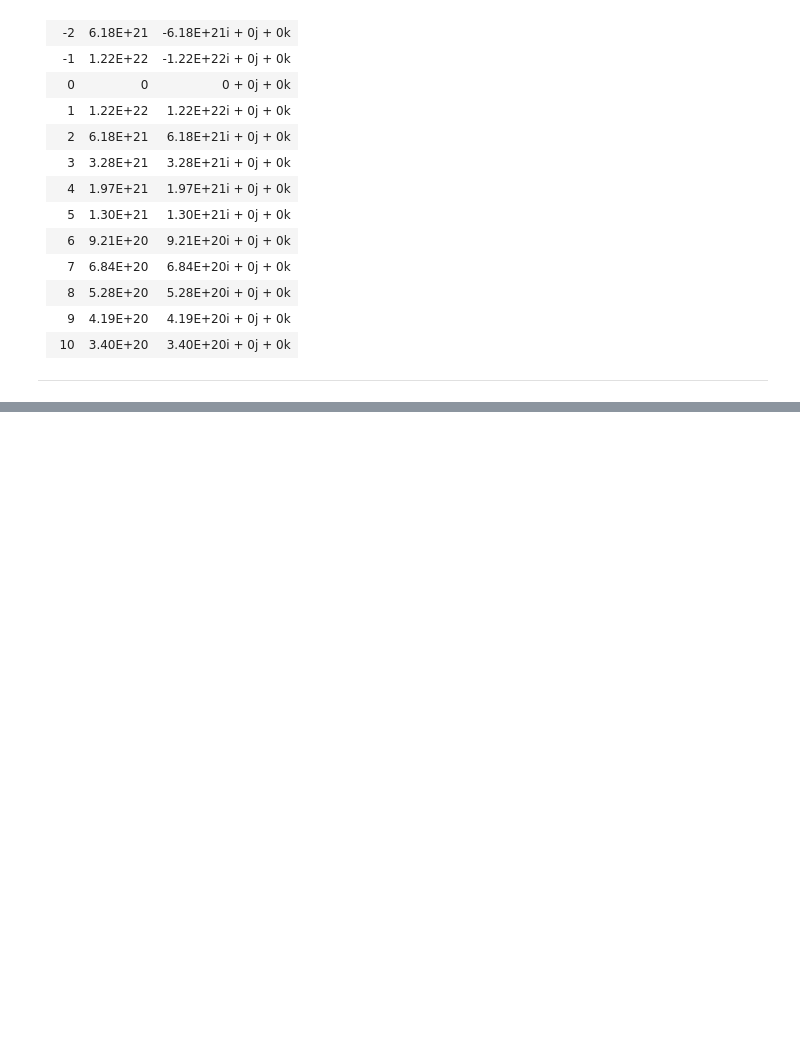
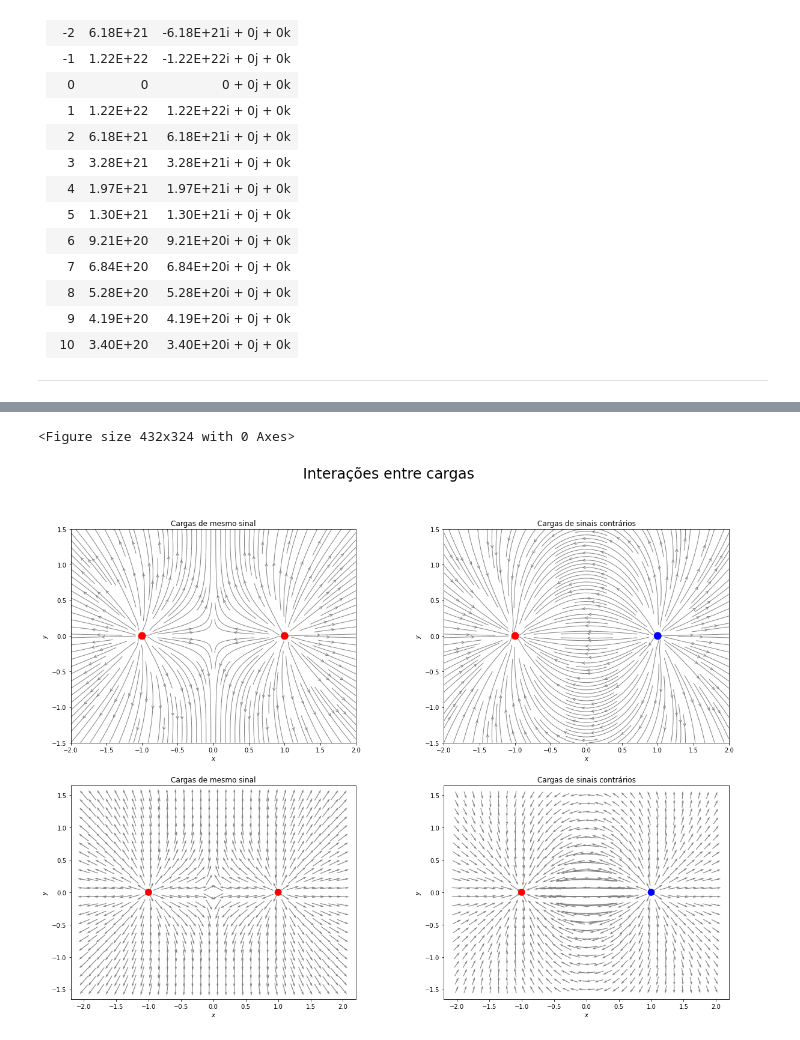
Before and after one commit to samicoluiz/physics_project, a Jupyter notebook: campo_eletrico.ipynb, the cells around one changed output, grey strips where cells are left out. Drawn from its saved outputs; the diff is of its cells as text; code cells hidden in the pictures; blank space fills up the shorter version.

```diff
--- a/campo_eletrico.ipynb
+++ b/campo_eletrico.ipynb
@@ -64,6 +66,17 @@ def Ev(q, rq, r):
     E = np.sqrt(ex**2 + ey**2 + ez**2)
     return ex, ey, ez, E
 
+# Função criada pra gerar os parâmetros de plotagem sem precisar criar um grid tridimensional (com eixo z)
+def Ev2D(q, rq, r):
+    k = 9e9
+    x, y = r
+    xq, yq = rq
+    R = ((x-xq)**2 + (y-yq)**2)**0.5
+    ex = (k*(q/(R**2)))*(x-xq)/(R)
+    ey = (k*(q/(R**2)))*(y-yq)/(R)
+    E = np.sqrt(ex**2 + ey**2)
+    return ex, ey, E
+
 r1 = (-0.2, -0.2, -0.2)
 rq1 = (0, 0, 0)
 q1 = 1e-6
@@ -454,0 +468,63 @@ O modulo da força resultante sobre a carga Q pode ser calculado por meio das Eq
+# %%
+plt.figure(figsize=(6, 4.5))
+
+# Criando um grid de pontos onde serão calculados os vetores "Nrq"
+x6 = np.linspace(-2, 2, 32)
+y6 = np.linspace(-1.5, 1.5, 24)
+x6, y6 = np.meshgrid(x6, y6)
+
+# Calculando os vetores campo elétrico
+q6 = 2e-9
+rq61 = (-1, 0)
+rq62 = (1, 0)
+r6 = (x6, y6)
+
+Ex61, Ey61, E61 = Ev2D(q6, rq61, r6)
+Ex62, Ey62, E62 = Ev2D(q6, rq62, r6)
+Ex612, Ey612, E61 = Ev2D(-q6, rq61, r6)
+
+Ex = Ex61+Ex62
+Ey = Ey61+Ey62
+Ex2 = Ex612 + Ex62
+Ey2 = Ey612 + Ey62
+EE = np.sqrt(Ex**2+Ey**2)
+
+
+# Plotando
+fig, axs = plt.subplots(2, 2, figsize=(20.4, 14.4))
+fig.suptitle('Interações entre cargas', fontsize=24)
+axs[0,0].streamplot(x6, y6, Ex, Ey, density=2, linewidth=1, arrowstyle='->', color='grey')
+axs[0,0].set_xlabel('$x$')
+axs[0,0].set_ylabel('$y$')
+axs[0,0].axis('image')
+axs[0,0].add_artist(Circle((-1, 0), 0.05, color ='r', zorder=3))
+axs[0,0].add_artist(Circle((1, 0), 0.05, color ='r', zorder=3))
+axs[0,0].set_title('Cargas de mesmo sinal')
+
+axs[1,0].quiver(x6, y6, Ex/EE, Ey/EE, linewidth=1, pivot='middle', scale_units="inches", scale=3.5, color = 'gray')
+axs[1,0].set_xlabel('$x$')
+axs[1,0].set_ylabel('$y$')
+axs[1,0].axis('image')
+axs[1,0].add_artist(Circle((-1, 0), 0.05, color ='r', zorder=3))
+axs[1,0].add_artist(Circle((1, 0), 0.05, color ='r', zorder=3))
+axs[1,0].set_title('Cargas de mesmo sinal')
+
+axs[0,1].streamplot(x6, y6, Ex2, Ey2, density=2, linewidth=1, arrowstyle='->', color='grey')
+axs[0,1].set_xlabel('$x$')
+axs[0,1].set_ylabel('$y$')
+axs[0,1].axis('image')
+axs[0,1].add_artist(Circle((-1, 0), 0.05, color ='r', zorder=3))
+axs[0,1].add_artist(Circle((1, 0), 0.05, color ='b', zorder=3))
+axs[0,1].set_title('Cargas de sinais contrários')
+
+axs[1,1].quiver(x6, y6, Ex2/EE, Ey2/EE, linewidth=1, pivot='middle', scale_units="inches", scale=3.5, color = 'gray')
+axs[1,1].set_xlabel('$x$')
+axs[1,1].set_ylabel('$y$')
+axs[1,1].axis('image')
+axs[1,1].add_artist(Circle((-1, 0), 0.05, color ='r', zorder=3))
+axs[1,1].add_artist(Circle((1, 0), 0.05, color ='b', zorder=3))
+axs[1,1].set_title('Cargas de sinais contrários')
+plt.show()
+# %% [output]
+<Figure size 432x324 with 0 Axes>
+[figure, added]
```
Also changed, not shown: parts of 5 cells of this notebook.
